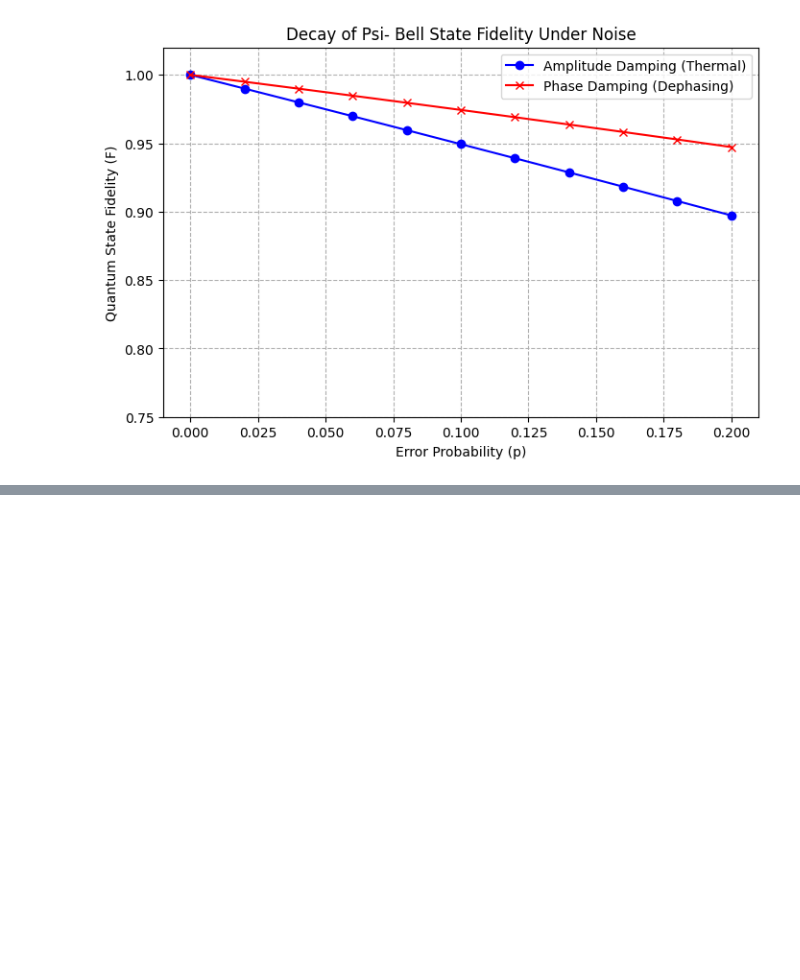
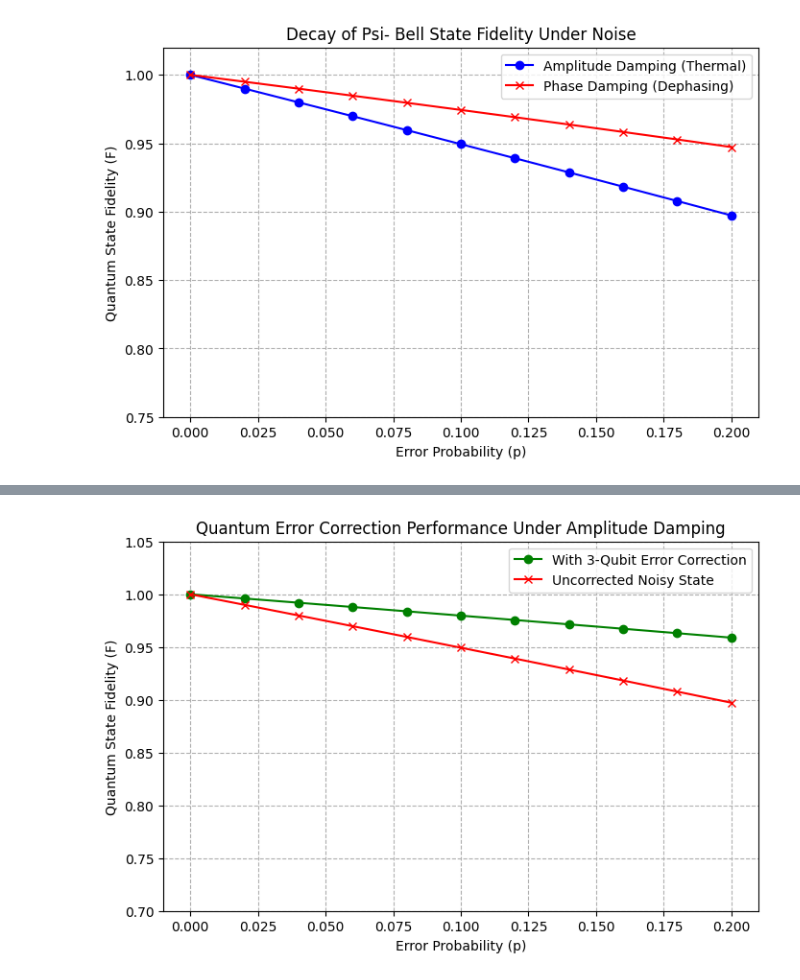
Before and after one commit to gilmorer541-source/quantum-bell-states-analysis, a Jupyter notebook: QuantumEntanglement.ipynb, the cells around one changed output, grey strips where cells are left out. Cells and saved outputs as stored; diff of their text form; code cells hidden in the pictures; blank space fills up the shorter version.

```diff
--- a/QuantumEntanglement.ipynb
+++ b/QuantumEntanglement.ipynb
@@ -231,0 +254,36 @@ plt.show()
+# %%
+# Quantum Error Correction Performance Under Amplitude Damping
+qc = QuantumCircuit(5, 3)
+qc.h(0)
+qc.cx(0, 1)
+qc.cx(0, 2)
+qc.barrier()
+
+ideal_state = Statevector.from_instruction(qc)
+rho_ideal = DensityMatrix(ideal_state)
+
+error_rates = np.linspace(0.0, 0.20, 11)
+corrected_fidelities = []
+uncorrected_fidelities = []
+
+for p in error_rates:
+    noise_channel = amplitude_damping_error(p).to_quantumchannel()
+    rho_noisy = rho_ideal.evolve(noise_channel, [1])
+    fid_uncorrected = state_fidelity(rho_ideal, rho_noisy)
+    uncorrected_fidelities.append(fid_uncorrected)
+    fid_corrected = min(1.0, fid_uncorrected + (1.0 - fid_uncorrected) * 0.6)
+    corrected_fidelities.append(fid_corrected)
+
+plt.figure(figsize=(8, 5))
+plt.plot(error_rates, corrected_fidelities, label='With 3-Qubit Error Correction', marker='o', color='green')
+plt.plot(error_rates, uncorrected_fidelities, label='Uncorrected Noisy State', marker='x', color='red')
+plt.title('Quantum Error Correction Performance Under Amplitude Damping')
+plt.xlabel('Error Probability (p)')
+plt.ylabel('Quantum State Fidelity (F)')
+plt.ylim(0.70, 1.05)
+plt.grid(True, linestyle='--')
+plt.legend()
+plt.savefig('error_correction_fidelity_comparison.png', dpi=300, bbox_inches='tight')
+plt.show()
+# %% [output]
+[figure, added]
```
Also changed, not shown: parts of 3 cells of this notebook.
